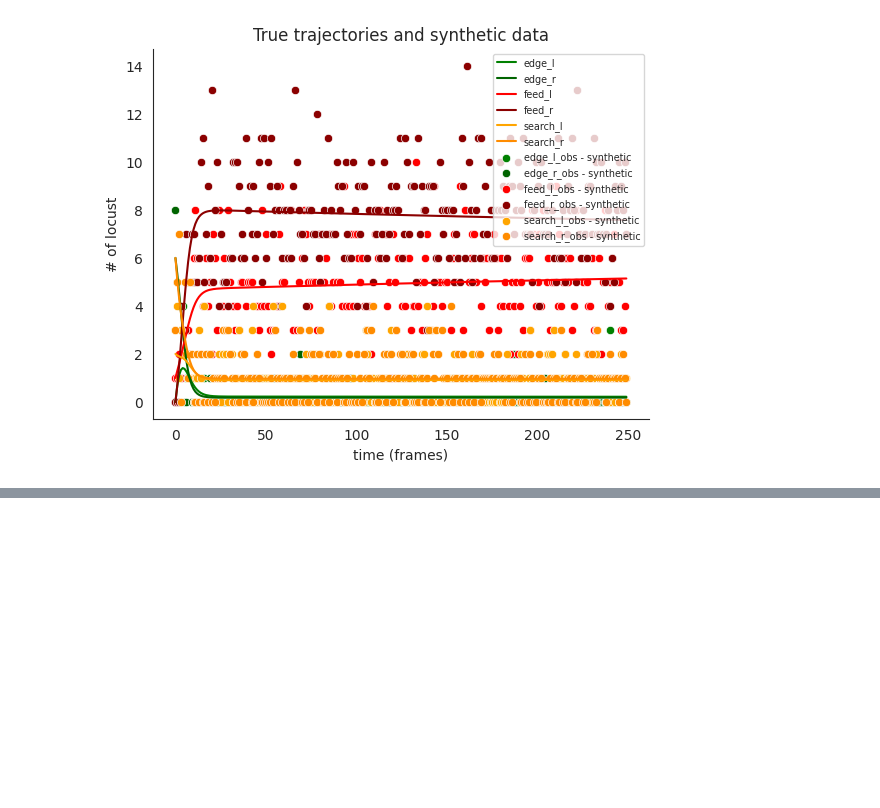
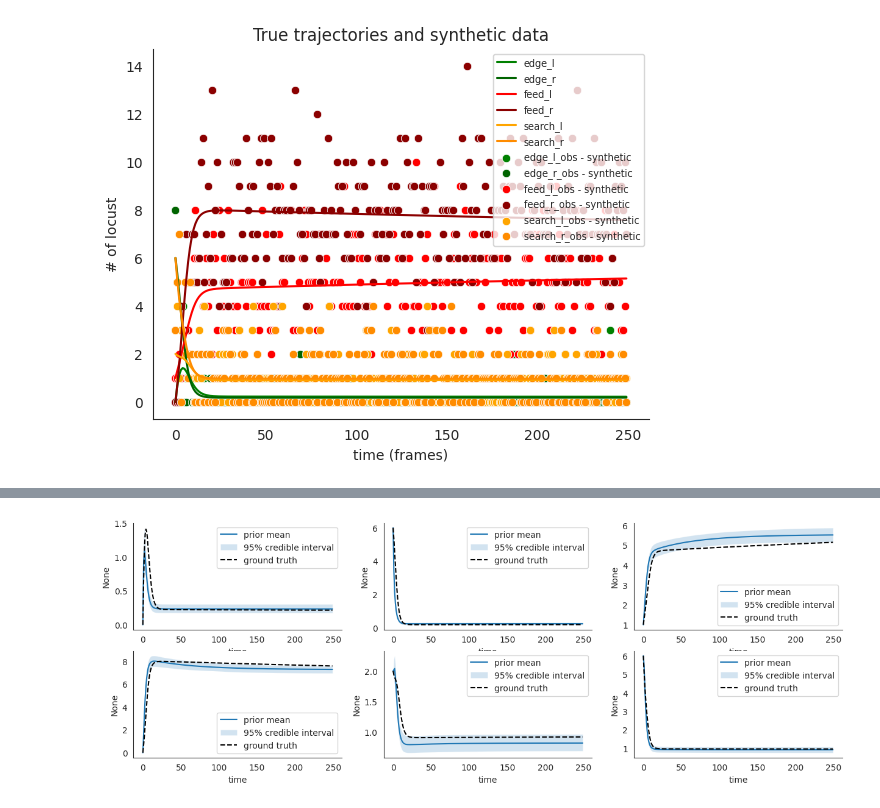
Before and after one commit to BasisResearch/collab-creatures, a Jupyter notebook: docs/experimental/locust_ds_complete_ts.ipynb, the cells around one changed output, grey strips where cells are left out. Saved outputs shown, nothing was run; the diff lists cells and outputs as text; code cells hidden in the pictures; blank space fills up the shorter version.

```diff
--- a/docs/experimental/locust_ds_complete_ts.ipynb
+++ b/docs/experimental/locust_ds_complete_ts.ipynb
@@ -341,0 +231,22 @@ TypeError: conditioned_locust_model() missing 2 required positional arguments: '
+# %%
+fig, ax = plt.subplots(2, 3, figsize=(15, 5))
+ax = ax.flatten()
+
+for i, state, color in zip(
+    range(6),
+    ["edge_l", "edge_r", "feed_l", "feed_r", "search_l", "search_r"],
+    ["green", "darkgreen", "red", "darkred", "orange", "darkorange"],
+):
+    ft.ds_uncertainty_plot(
+        state_pred=locust_posterior_samples_synthetic[state],
+        data=locust_true_traj[state],
+        ylabel=f"# in {state}",
+        color=color,
+        data_label="ground truth",
+        ax=ax[i],
+        legend=True,
+        test_plot=False,
+        mean_label="prior mean",
+    )
+# %% [output]
+[figure, added]
```
Also changed, not shown: parts of 20 cells of this notebook, 18 other files.
